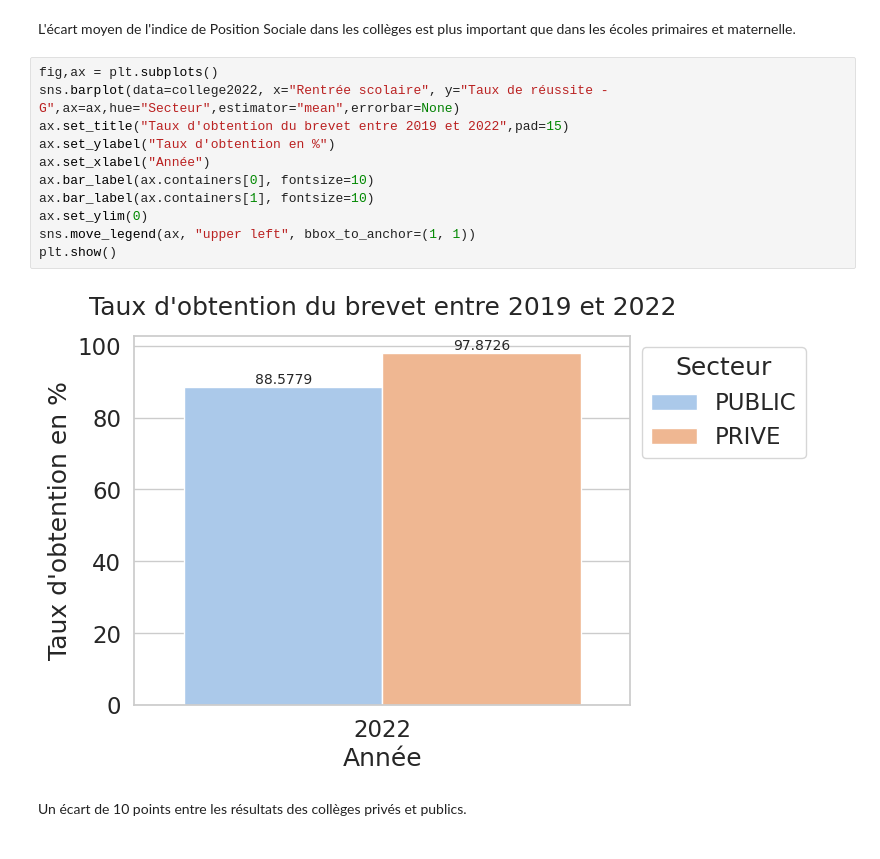
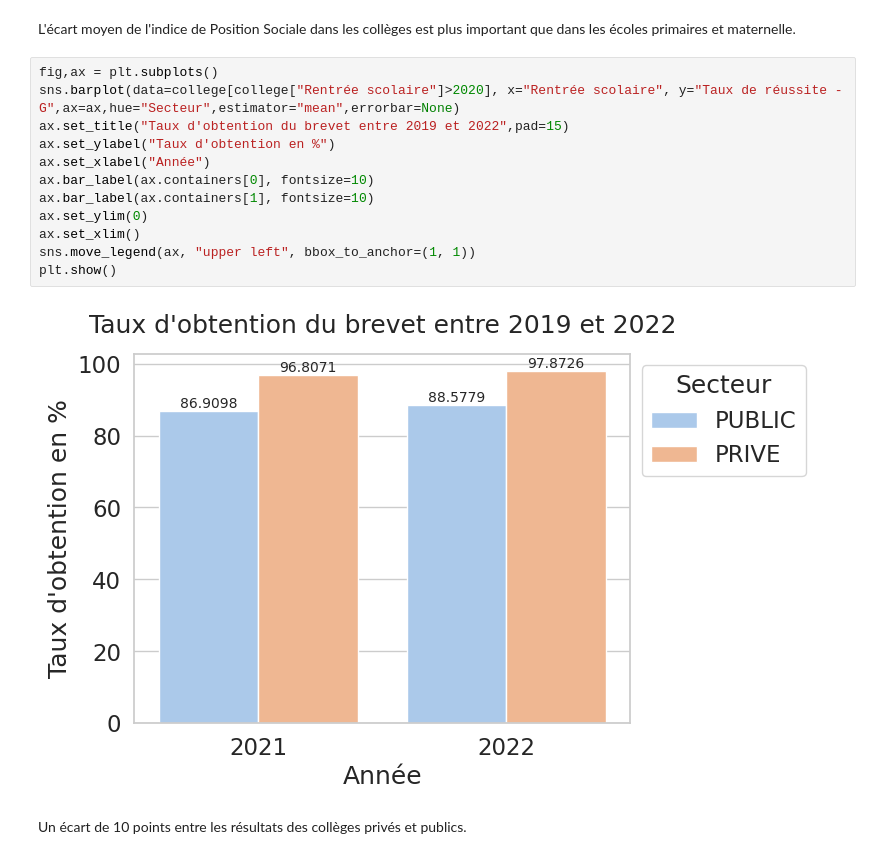
Before and after one commit to barrmath/data_educ, a Jupyter notebook: Analyse finale.ipynb, the cells around one changed output. Drawn from its saved outputs; the diff is of its cells as text.

```diff
--- a/Analyse finale.ipynb
+++ b/Analyse finale.ipynb
@@ -184,17 +185,18 @@ plt.show()
 L'écart moyen de l'indice de Position Sociale dans les collèges est plus important que dans les écoles primaires et maternelle.
 # %%
 fig,ax = plt.subplots()
-sns.barplot(data=college2022, x="Rentrée scolaire", y="Taux de réussite - G",ax=ax,hue="Secteur",estimator="mean",errorbar=None)
+sns.barplot(data=college[college["Rentrée scolaire"]>2020], x="Rentrée scolaire", y="Taux de réussite - G",ax=ax,hue="Secteur",estimator="mean",errorbar=None)
 ax.set_title("Taux d'obtention du brevet entre 2019 et 2022",pad=15)
 ax.set_ylabel("Taux d'obtention en %")
 ax.set_xlabel("Année")
 ax.bar_label(ax.containers[0], fontsize=10)
 ax.bar_label(ax.containers[1], fontsize=10)
 ax.set_ylim(0)
+ax.set_xlim()
 sns.move_legend(ax, "upper left", bbox_to_anchor=(1, 1))
 plt.show()
 # %% [output]
-[figure, old version]
+[figure, new version]
 # %% [markdown]
 Un écart de 10 points entre les résultats des collèges privés et publics.
 # %%
```
Also changed, not shown: parts of 11 cells of this notebook, 1 other file.
